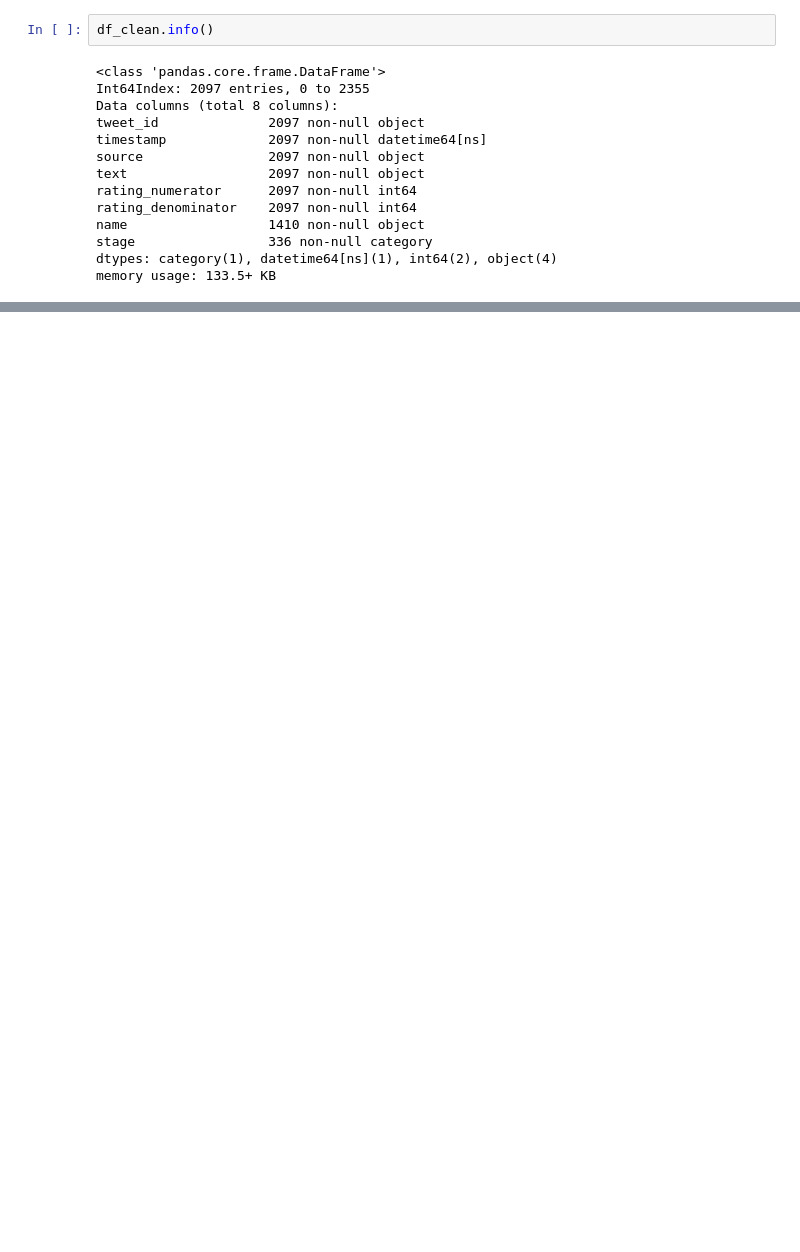
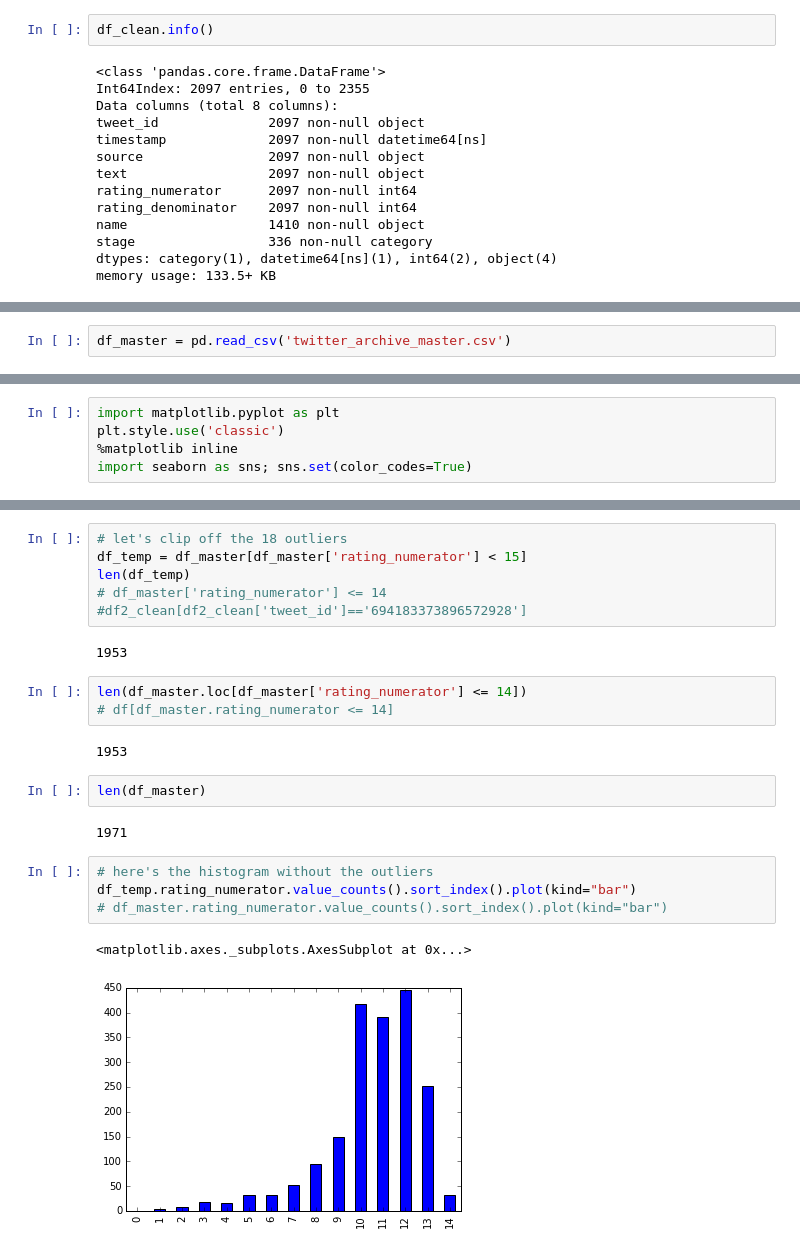
Before and after one commit to moscowjh/t2-p3-wrangle, a Jupyter notebook: wrangle_act.ipynb, the cells around one changed output, grey strips where cells are left out. Saved outputs shown, nothing was run; the diff lists cells and outputs as text; blank space fills up the shorter version.

Commit message:
visualization

```diff
--- a/wrangle_act.ipynb
+++ b/wrangle_act.ipynb
@@ -1224,0 +1429,2 @@ memory usage: 133.5+ KB
+# %%
+df_master = pd.read_csv('twitter_archive_master.csv')
@@ -1224,0 +1471,5 @@ memory usage: 133.5+ KB
+# %%
+import matplotlib.pyplot as plt
+plt.style.use('classic')
+%matplotlib inline
+import seaborn as sns; sns.set(color_codes=True)
@@ -1224,0 +1510,24 @@ memory usage: 133.5+ KB
+# %%
+# let's clip off the 18 outliers
+df_temp = df_master[df_master['rating_numerator'] < 15]
+len(df_temp)
+# df_master['rating_numerator'] <= 14
+#df2_clean[df2_clean['tweet_id']=='694183373896572928']
+# %% [output]
+1953
+# %%
+len(df_master.loc[df_master['rating_numerator'] <= 14])
+# df[df_master.rating_numerator <= 14]
+# %% [output]
+1953
+# %%
+len(df_master)
+# %% [output]
+1971
+# %%
+# here's the histogram without the outliers
+df_temp.rating_numerator.value_counts().sort_index().plot(kind="bar")
+# df_master.rating_numerator.value_counts().sort_index().plot(kind="bar")
+# %% [output]
+<matplotlib.axes._subplots.AxesSubplot at 0x...>
+[figure, added]
```
Also changed, not shown: parts of 52 cells of this notebook, 1 other file.
